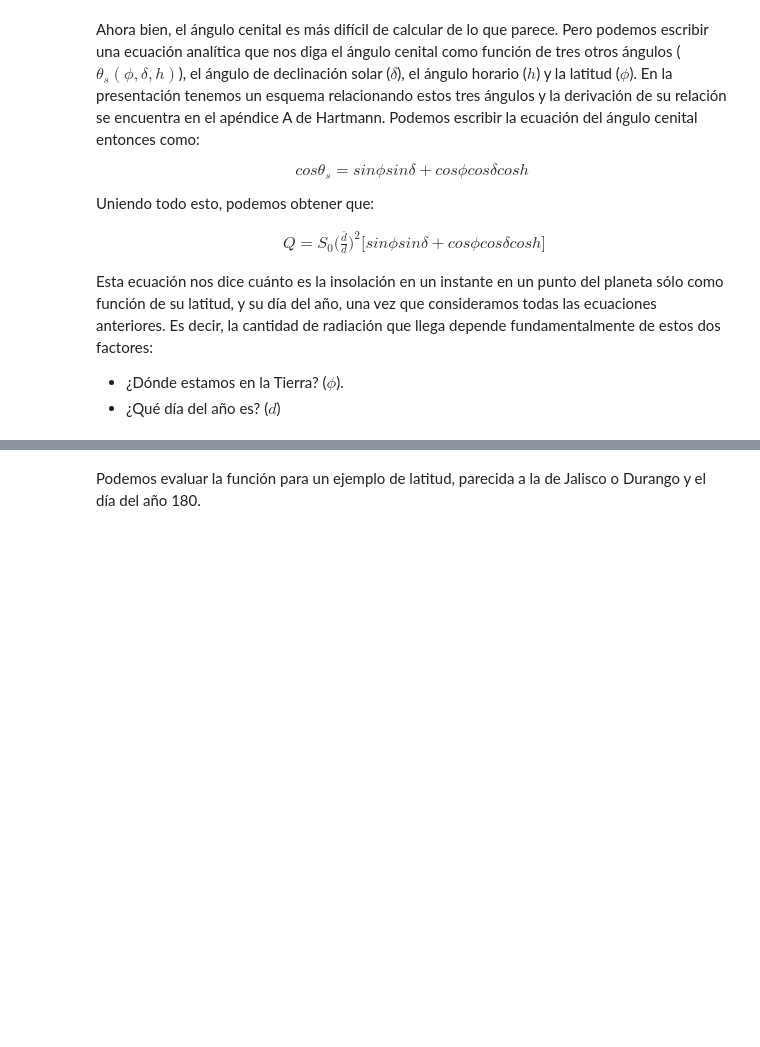
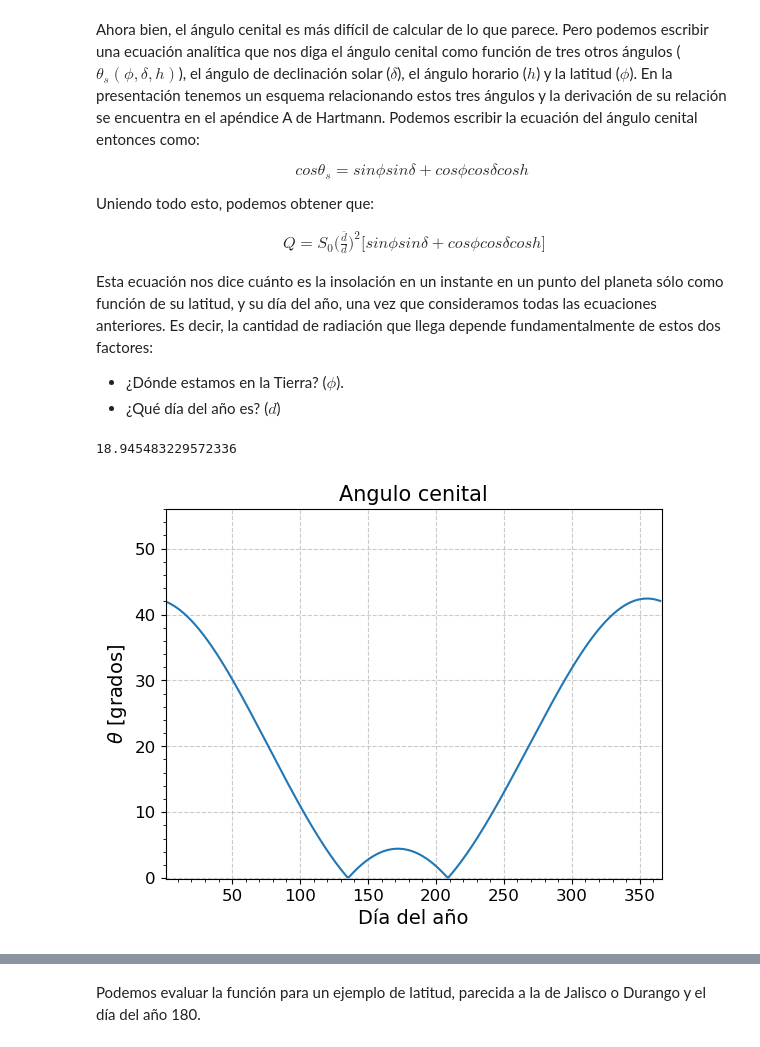
Before and after one commit to JLGarciaFranco/FdC_notebooks, a Jupyter notebook: FdC_2.1_Insol.ipynb, the cells around one changed output, grey strips where cells are left out. Saved outputs shown, nothing was run; the diff lists cells and outputs as text; code cells hidden in the pictures; blank space fills up the shorter version.

```diff
--- a/FdC_2.1_Insol.ipynb
+++ b/FdC_2.1_Insol.ipynb
@@ -188,6 +208,22 @@ Q = S_0 \bigg(\frac{\overline{d}}{d}\bigg)^2 \bigg[sin\phi sin\delta +cos\phi co
 
  - ¿Dónde estamos en la Tierra? ($\phi$).
  - ¿Qué día del año es? ($d$)
+# %%
+phi=19
+h=0
+def theta_s(phi,dn):
+    argu=np.sin(np.deg2rad(phi))*np.sin(delta(dn))+np.cos(np.deg2rad(phi))*np.cos(delta(dn))
+    return np.arccos(argu)
+# %%
+delta(209)*180/np.pi
+# %% [output]
+18.945483229572336
+# %%
+plt.plot(days,theta_s(19,days)*180/np.pi)
+lineplot_setup(1,366,xlab='Día del año',ylab=r'$\theta$ [grados]',
+               ymin=-.1,ymax=56,title='Angulo cenital')
+# %% [output]
+[figure, added]
 # %%
 def Q(d,zenith,S_0=1367):
     d_mean = 1.5e11
```
Also changed, not shown: parts of 12 cells of this notebook.
